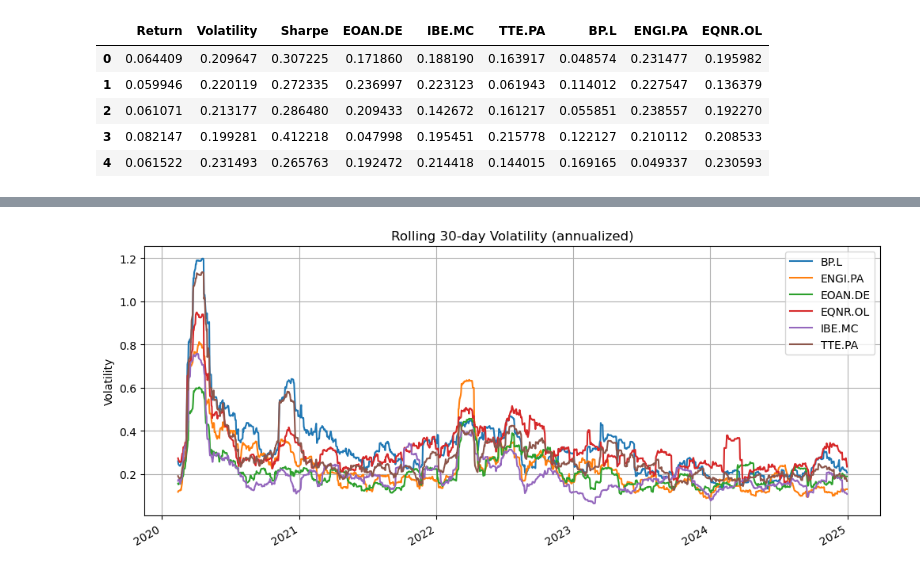
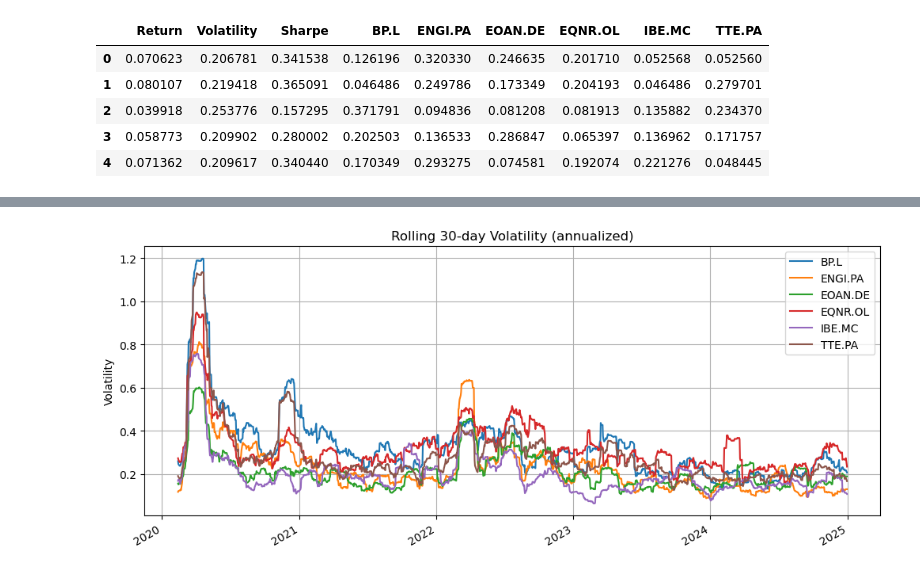
Before and after one commit to RickEvans77/European-Energy-Stocks-Portfolio-Analysis, a Jupyter notebook: European_Energy_Stocks_Portfolio_Analysis.ipynb, the cells around one changed output, grey strips where cells are left out. Cells and saved outputs as stored; diff of their text form; code cells hidden in the pictures.

```diff
--- a/European_Energy_Stocks_Portfolio_Analysis.ipynb
+++ b/European_Energy_Stocks_Portfolio_Analysis.ipynb
@@ -110,6 +94,7 @@ TTE.PA   0.099242  0.037898  0.021509  0.069249  0.022885  0.103547
 #Number of random portfolios + weights
 n_portfolios = 5000
 n_assets = len(tickers)
+np.random.seed(42) #Makes the random portfolio reproducible
 
 #Generate random weights that sum  to 1
 weights = np.random.random((n_portfolios, n_assets))
@@ -119,40 +104,40 @@ weights = np.clip(weights, 0.05, 0.40)
 weights = weights / weights.sum(axis=1)[:, None]
     #We clip the values outside 0f >0.05 and <0-40 to make realistic weights
 
 #Expected annual return + covariance
 mu = annual_return.values
 cov = cov_matrix.values
 
 #Portfolio returns + volatility
 #Portfolio return = weighted average of individual returns
 #Portfolio volatility = sqrt(w^T * Cov * w)
 #einsum is a fast way to compute this for all 5'000 portfolios at once
 port_return = weights.dot(mu)
 port_vol = np.sqrt(np.einsum('ij,jk,ik->i', weights, cov, weights))
 
 
 #Sharpe ratio (risk-free=0)
 port_sharpe = port_return / port_vol
 
 #Results
 results = pd.DataFrame({
     "Return": port_return,
     "Volatility": port_vol,
     "Sharpe": port_sharpe
         })
 
 #Add weights to the Data Frame
-weights_df = pd.DataFrame(weights, columns=tickers)
+weights_df = pd.DataFrame(weights, columns=annual_return.index)
 full_results = pd.concat([results, weights_df], axis=1)
 
 full_results.head()
 # %% [output]
-|  | Return | Volatility | Sharpe | EOAN.DE | IBE.MC | TTE.PA | BP.L | ENGI.PA | EQNR.OL |
-| 0 | 0.064409 | 0.209647 | 0.307225 | 0.171860 | 0.188190 | 0.163917 | 0.048574 | 0.231477 | 0.195982 |
-| 1 | 0.059946 | 0.220119 | 0.272335 | 0.236997 | 0.223123 | 0.061943 | 0.114012 | 0.227547 | 0.136379 |
-| 2 | 0.061071 | 0.213177 | 0.286480 | 0.209433 | 0.142672 | 0.161217 | 0.055851 | 0.238557 | 0.192270 |
-| 3 | 0.082147 | 0.199281 | 0.412218 | 0.047998 | 0.195451 | 0.215778 | 0.122127 | 0.210112 | 0.208533 |
-| 4 | 0.061522 | 0.231493 | 0.265763 | 0.192472 | 0.214418 | 0.144015 | 0.169165 | 0.049337 | 0.230593 |
+|  | Return | Volatility | Sharpe | BP.L | ENGI.PA | EOAN.DE | EQNR.OL | IBE.MC | TTE.PA |
+| 0 | 0.070623 | 0.206781 | 0.341538 | 0.126196 | 0.320330 | 0.246635 | 0.201710 | 0.052568 | 0.052560 |
+| 1 | 0.080107 | 0.219418 | 0.365091 | 0.046486 | 0.249786 | 0.173349 | 0.204193 | 0.046486 | 0.279701 |
+| 2 | 0.039918 | 0.253776 | 0.157295 | 0.371791 | 0.094836 | 0.081208 | 0.081913 | 0.135882 | 0.234370 |
+| 3 | 0.058773 | 0.209902 | 0.280002 | 0.202503 | 0.136533 | 0.286847 | 0.065397 | 0.136962 | 0.171757 |
+| 4 | 0.071362 | 0.209617 | 0.340440 | 0.170349 | 0.293275 | 0.074581 | 0.192074 | 0.221276 | 0.048445 |
 # %%
 #MONTE-CARLO PORTFOLIO SIMULATION 2 - Efficient frontier
 
```
Also changed, not shown: parts of 4 cells of this notebook.
